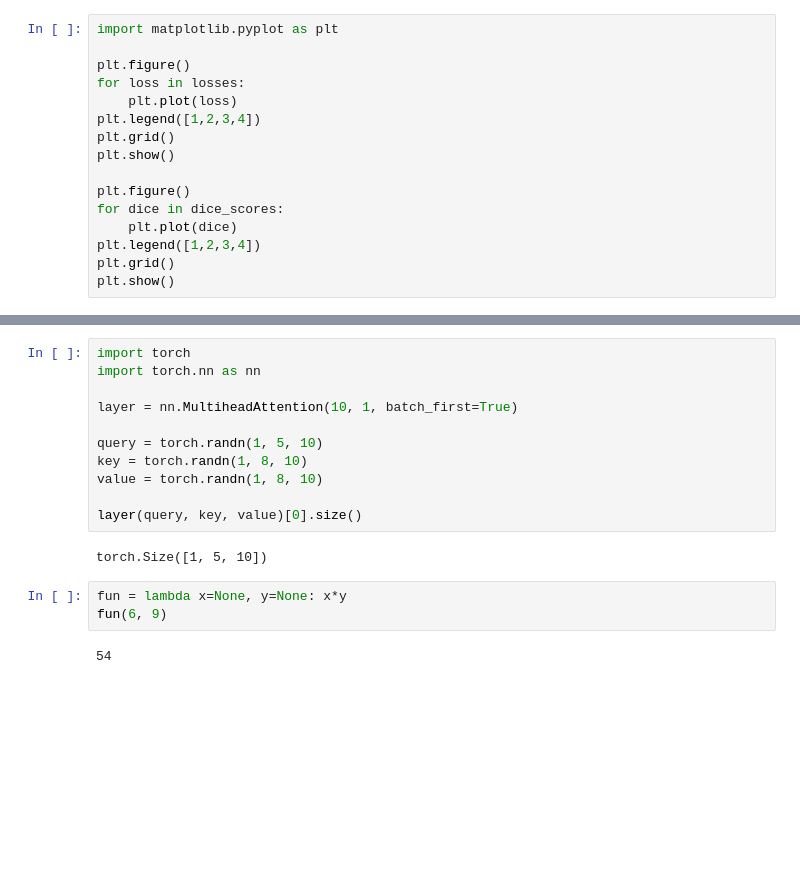
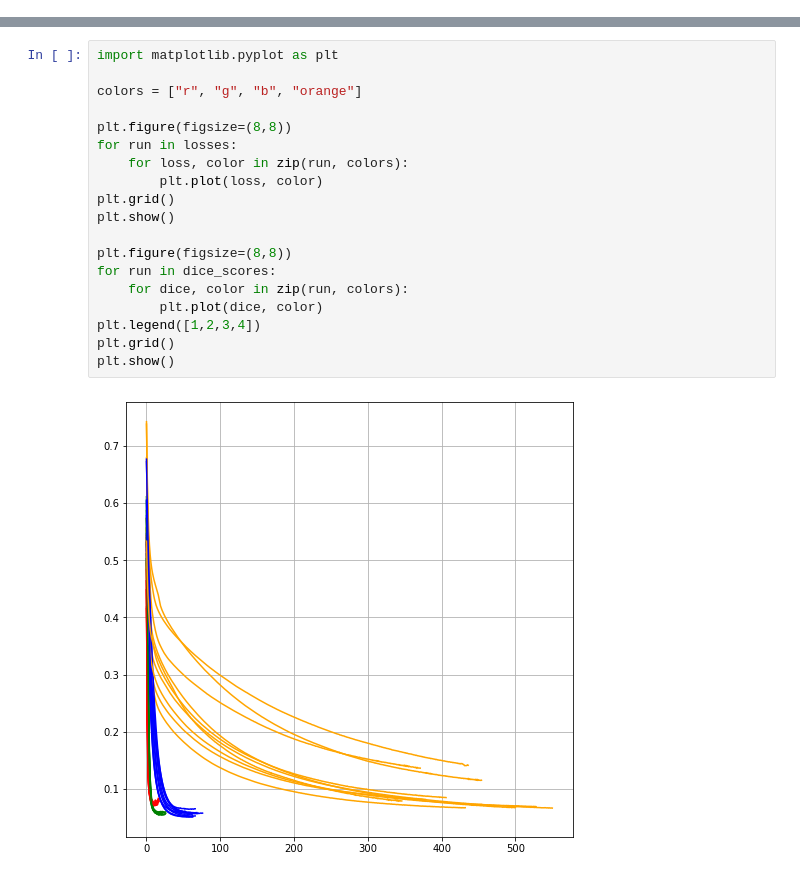
Before and after one commit to KrzysztofZywiecki/Dynamic-U-Net, a Jupyter notebook: test.ipynb, the cells around one changed output, grey strips where cells are left out. Saved outputs shown, nothing was run; the diff lists cells and outputs as text; blank space fills up the shorter version.

Commit message:
Performed tests, added notebook for base test and base unet, tests that have loss*, dice* are incorrect, tests that have loss_val/test... are correct

```diff
--- a/test.ipynb
+++ b/test.ipynb
@@ -141,16 +108,0 @@ KeyboardInterrupt:
-# %%
-import matplotlib.pyplot as plt
-
-plt.figure()
-for loss in losses:
-    plt.plot(loss)
-plt.legend([1,2,3,4])
-plt.grid()
-plt.show()
-
-plt.figure()
-for dice in dice_scores:
-    plt.plot(dice)
-plt.legend([1,2,3,4])
-plt.grid()
-plt.show()
@@ -263,18 +109,21 @@ plt.colorbar()
-# %%
-import torch
-import torch.nn as nn
-
-layer = nn.MultiheadAttention(10, 1, batch_first=True)
-
-query = torch.randn(1, 5, 10)
-key = torch.randn(1, 8, 10)
-value = torch.randn(1, 8, 10)
-
-layer(query, key, value)[0].size()
-# %% [output]
-torch.Size([1, 5, 10])
-# %%
-fun = lambda x=None, y=None: x*y
-fun(6, 9)
-# %% [output]
-54
+# %%
+import matplotlib.pyplot as plt
+
+colors = ["r", "g", "b", "orange"]
+
+plt.figure(figsize=(8,8))
+for run in losses:
+    for loss, color in zip(run, colors):
+        plt.plot(loss, color)
+plt.grid()
+plt.show()
+
+plt.figure(figsize=(8,8))
+for run in dice_scores:
+    for dice, color in zip(run, colors):
+        plt.plot(dice, color)
+plt.legend([1,2,3,4])
+plt.grid()
+plt.show()
+# %% [output]
+[figure, added]
```
Also changed, not shown: parts of 17 cells of this notebook, 41 other files.
